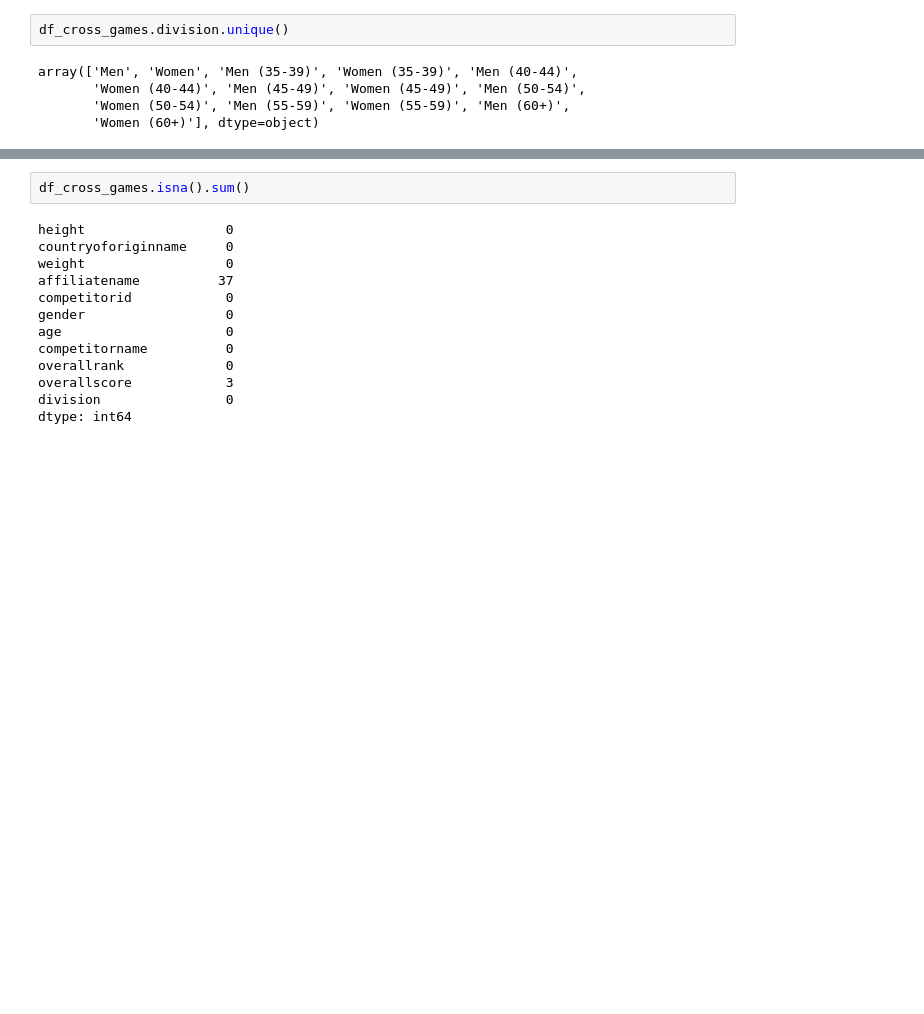
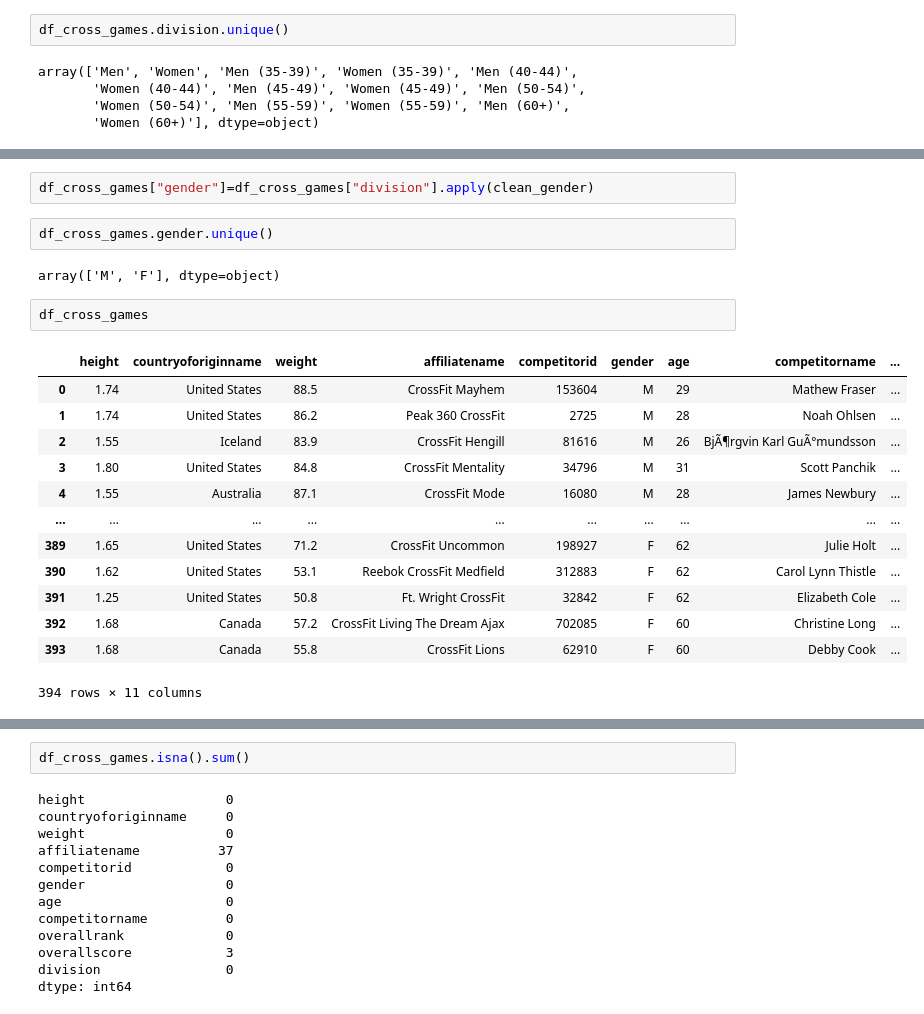
Before and after one commit to Beapsp/Conoce-prueba-practica_Crossfit, a Jupyter notebook: Notebooks/cleaning_cross.ipynb, the cells around one changed output, grey strips where cells are left out. Cells and saved outputs as stored; diff of their text form; blank space fills up the shorter version.

```diff
--- a/Notebooks/cleaning_cross.ipynb
+++ b/Notebooks/cleaning_cross.ipynb
@@ -51,3 +60,25 @@ array(['Men', 'Women', 'Men (35-39)', 'Women (35-39)', 'Men (40-44)',
+# %%
+df_cross_games["gender"]=df_cross_games["division"].apply(clean_gender)
+# %%
+df_cross_games.gender.unique()
+# %% [output]
+array(['M', 'F'], dtype=object)
+# %%
+df_cross_games
+# %% [output]
+|  | height | countryoforiginname | weight | affiliatename | competitorid | gender | age | competitorname | ... |
+| 0 | 1.74 | United States | 88.5 | CrossFit Mayhem | 153604 | M | 29 | Mathew Fraser | ... |
+| 1 | 1.74 | United States | 86.2 | Peak 360 CrossFit | 2725 | M | 28 | Noah Ohlsen | ... |
+| 2 | 1.55 | Iceland | 83.9 | CrossFit Hengill | 81616 | M | 26 | BjÃ¶rgvin Karl GuÃ°mundsson | ... |
+| 3 | 1.80 | United States | 84.8 | CrossFit Mentality | 34796 | M | 31 | Scott Panchik | ... |
+| 4 | 1.55 | Australia | 87.1 | CrossFit Mode | 16080 | M | 28 | James Newbury | ... |
+| ... | ... | ... | ... | ... | ... | ... | ... | ... | ... |
+| 389 | 1.65 | United States | 71.2 | CrossFit Uncommon | 198927 | F | 62 | Julie Holt | ... |
+| 390 | 1.62 | United States | 53.1 | Reebok CrossFit Medfield | 312883 | F | 62 | Carol Lynn Thistle | ... |
+| 391 | 1.25 | United States | 50.8 | Ft. Wright CrossFit | 32842 | F | 62 | Elizabeth Cole | ... |
+| 392 | 1.68 | Canada | 57.2 | CrossFit Living The Dream Ajax | 702085 | F | 60 | Christine Long | ... |
+| 393 | 1.68 | Canada | 55.8 | CrossFit Lions | 62910 | F | 60 | Debby Cook | ... |
+394 rows × 11 columns
 # %%
 df_cross_games.gender.value_counts()
 # %% [output]
```
Also changed, not shown: parts of 49 cells of this notebook, 1 other file.
